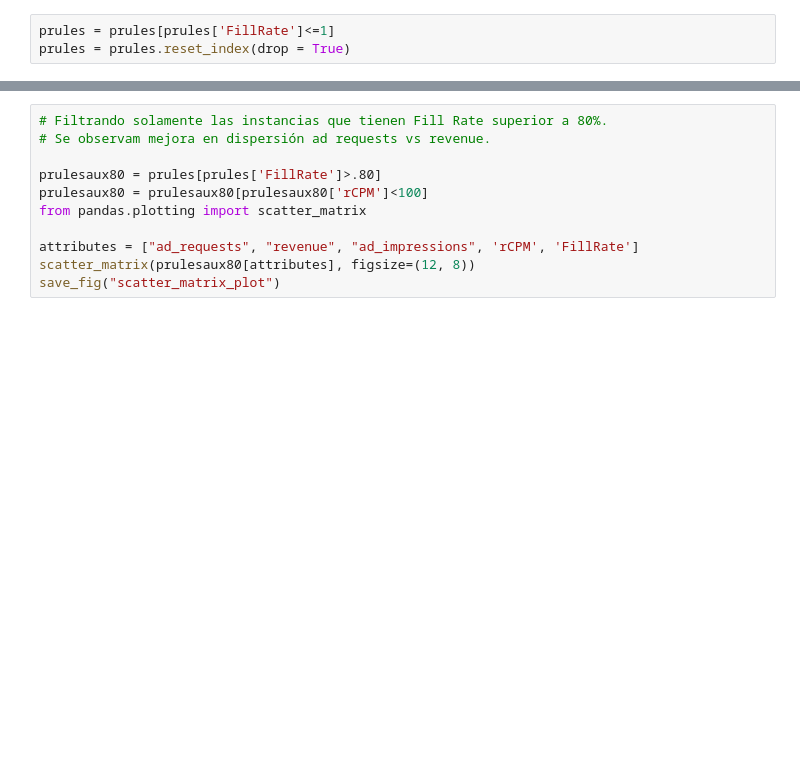
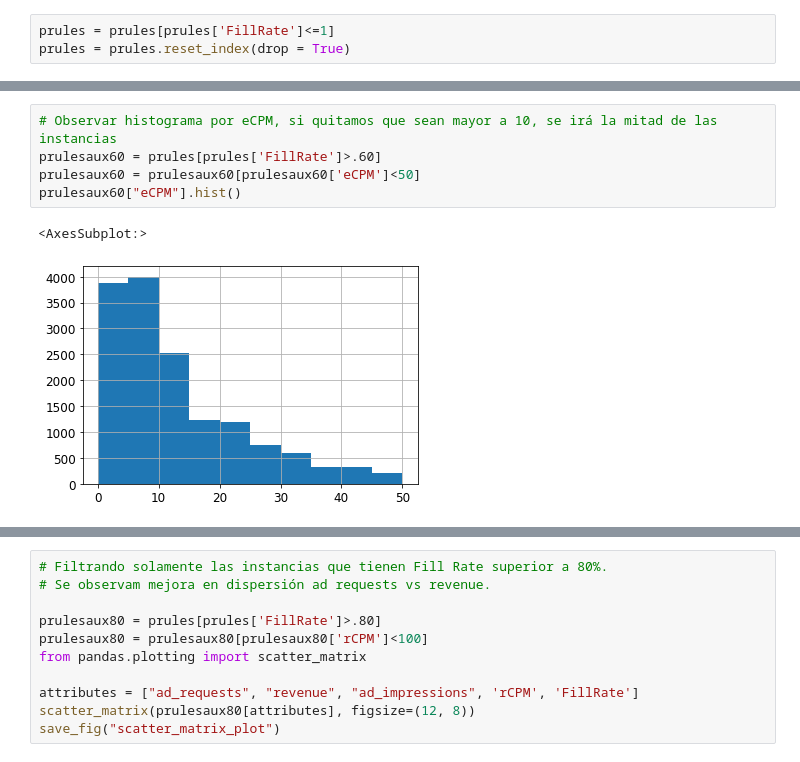
Before and after one commit to aaronjdigital/mlidigital, a Jupyter notebook: Newbase ML Reglas de Precio.ipynb, the cells around one changed output, grey strips where cells are left out. Drawn from its saved outputs; the diff is of its cells as text; blank space fills up the shorter version.

```diff
--- a/Newbase ML Reglas de Precio.ipynb
+++ b/Newbase ML Reglas de Precio.ipynb
@@ -129,0 +128,8 @@ Saving figure scatter_matrix_plot
+# %%
+# Observar histograma por eCPM, si quitamos que sean mayor a 10, se irá la mitad de las instancias
+prulesaux60 = prules[prules['FillRate']>.60]
+prulesaux60 = prulesaux60[prulesaux60['eCPM']<50]
+prulesaux60["eCPM"].hist()
+# %% [output]
+<AxesSubplot:>
+[figure, added]
```
Also changed, not shown: parts of 21 cells of this notebook.
